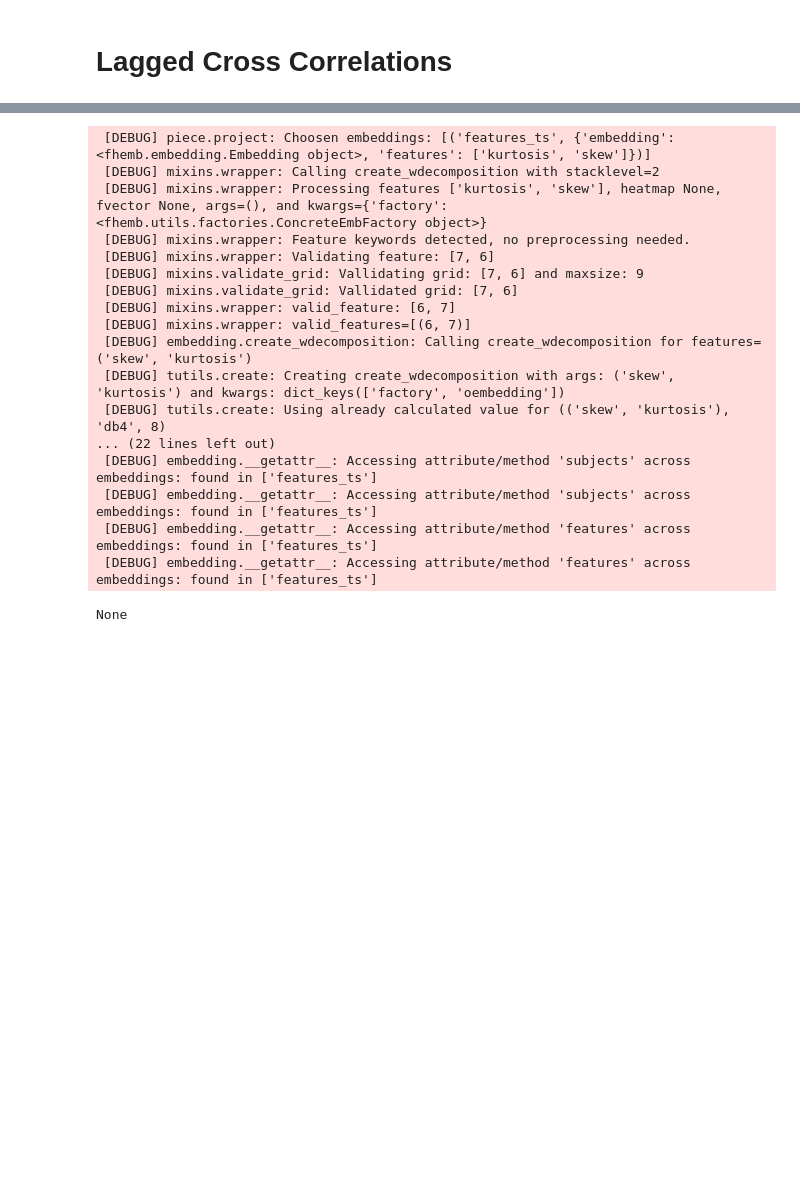
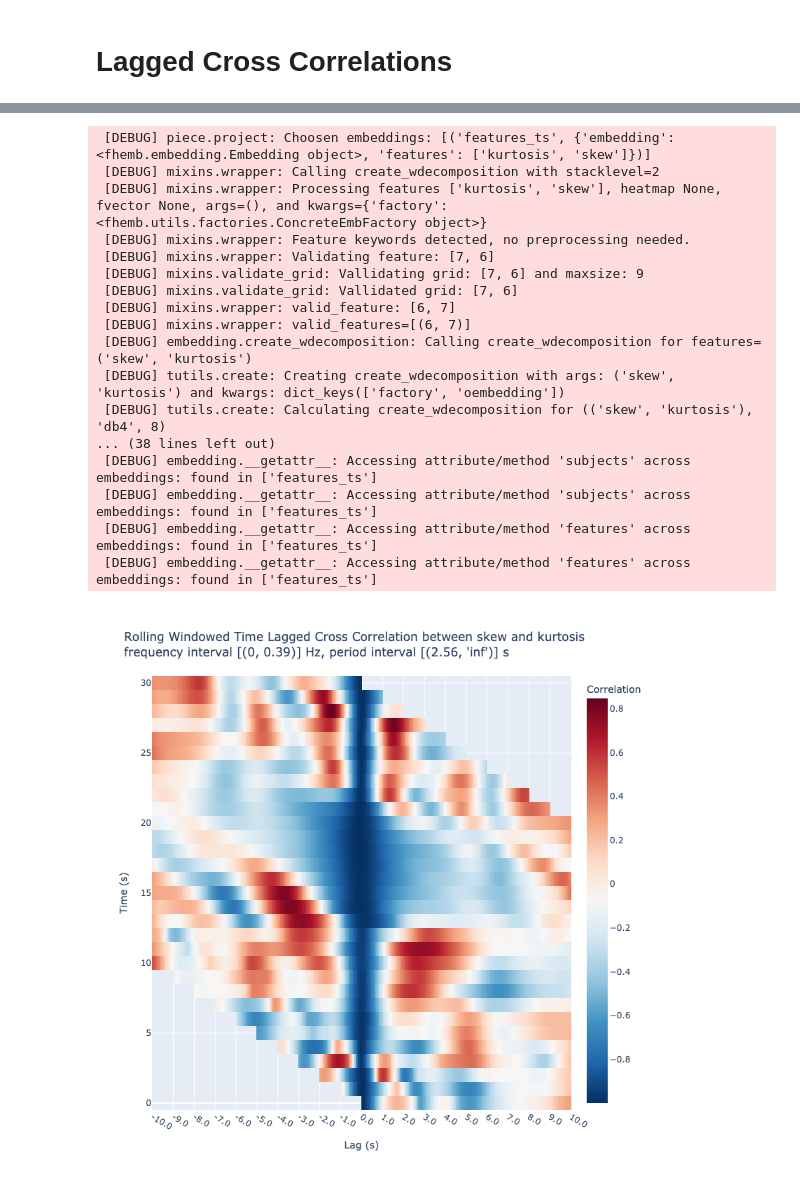
Before and after one commit to rdned/nbdev_fhemb, a Jupyter notebook: nbs/lagged_ccorr.ipynb, the cells around one changed output, grey strips where cells are left out. Cells and saved outputs as stored; diff of their text form; code cells hidden in the pictures; blank space fills up the shorter version.

Commit message:
depict plotly figs

```diff
--- a/nbs/lagged_ccorr.ipynb
+++ b/nbs/lagged_ccorr.ipynb
@@ -54,46 +90,37 @@ pca2 = pca_factory(
 # %%
+#| eval: false
 
-# Render lagged correlations as a static PNG so previewers that
-# do not support Plotly's interactive mime type can still show it.
-fig = dg0.face_t.project(
+dg0.face_t.project(
     subjs=[65],
     features=['kurtosis', 'skew'],
     fbands=[0,1,2,3],
     wdfactory=wfactory('db4',8),
     pcfactory=pca2,
 ).plot_lagged_correlations(
     twin=250,
     step=25,
     max_lag=250,
     n_jobs=8
 )
-from IPython.display import Image, display
-# Try to render to PNG via Plotly's engine (requires kaleido).
-try:
-    img = fig.to_image(format='png', scale=2)
-    display(Image(data=img))
-except Exception:
-    # Fallback: display interactive figure (may not render in some previews)
-    display(fig)
 # %% [output]
  [DEBUG] piece.project: Choosen embeddings: [('features_ts', {'embedding': <fhemb.embedding.Embedding object>, 'features': ['kurtosis', 'skew']})]
  [DEBUG] mixins.wrapper: Calling create_wdecomposition with stacklevel=2
  [DEBUG] mixins.wrapper: Processing features ['kurtosis', 'skew'], heatmap None, fvector None, args=(), and kwargs={'factory': <fhemb.utils.factories.ConcreteEmbFactory object>}
  [DEBUG] mixins.wrapper: Feature keywords detected, no preprocessing needed.
  [DEBUG] mixins.wrapper: Validating feature: [7, 6]
  [DEBUG] mixins.validate_grid: Vallidating grid: [7, 6] and maxsize: 9
  [DEBUG] mixins.validate_grid: Vallidated grid: [7, 6]
  [DEBUG] mixins.wrapper: valid_feature: [6, 7]
  [DEBUG] mixins.wrapper: valid_features=[(6, 7)]
  [DEBUG] embedding.create_wdecomposition: Calling create_wdecomposition for features=('skew', 'kurtosis')
  [DEBUG] tutils.create: Creating create_wdecomposition with args: ('skew', 'kurtosis') and kwargs: dict_keys(['factory', 'oembedding'])
- [DEBUG] tutils.create: Using already calculated value for (('skew', 'kurtosis'), 'db4', 8)
-... (22 lines left out)
+ [DEBUG] tutils.create: Calculating create_wdecomposition for (('skew', 'kurtosis'), 'db4', 8)
+... (38 lines left out)
  [DEBUG] embedding.__getattr__: Accessing attribute/method 'subjects' across embeddings: found in ['features_ts']
  [DEBUG] embedding.__getattr__: Accessing attribute/method 'subjects' across embeddings: found in ['features_ts']
  [DEBUG] embedding.__getattr__: Accessing attribute/method 'features' across embeddings: found in ['features_ts']
  [DEBUG] embedding.__getattr__: Accessing attribute/method 'features' across embeddings: found in ['features_ts']
-None
+[figure, added]
 # %%
 #| hide
 import nbdev; nbdev.nbdev_export()
```
Also changed, not shown: parts of 5 cells of this notebook, 3 other files.
